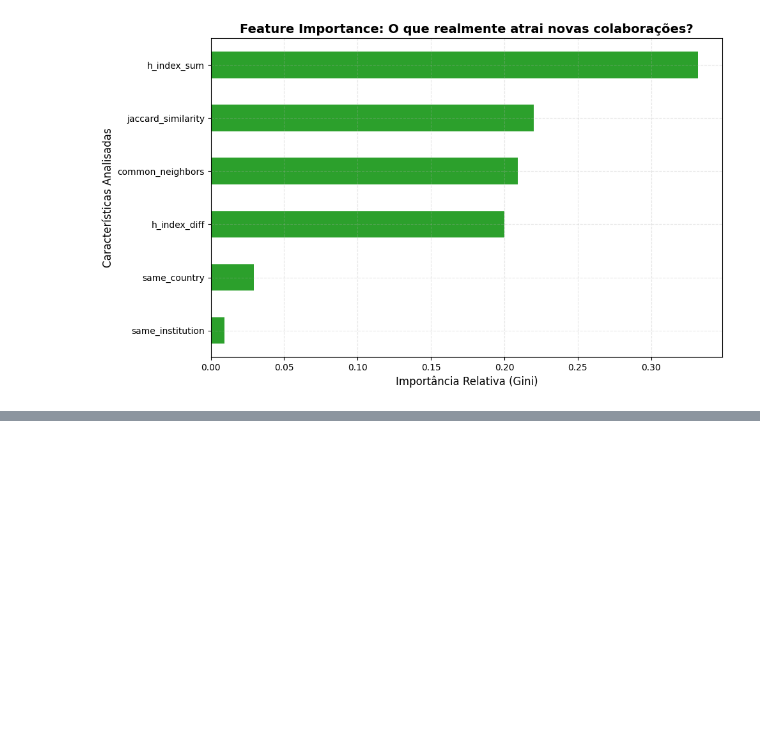
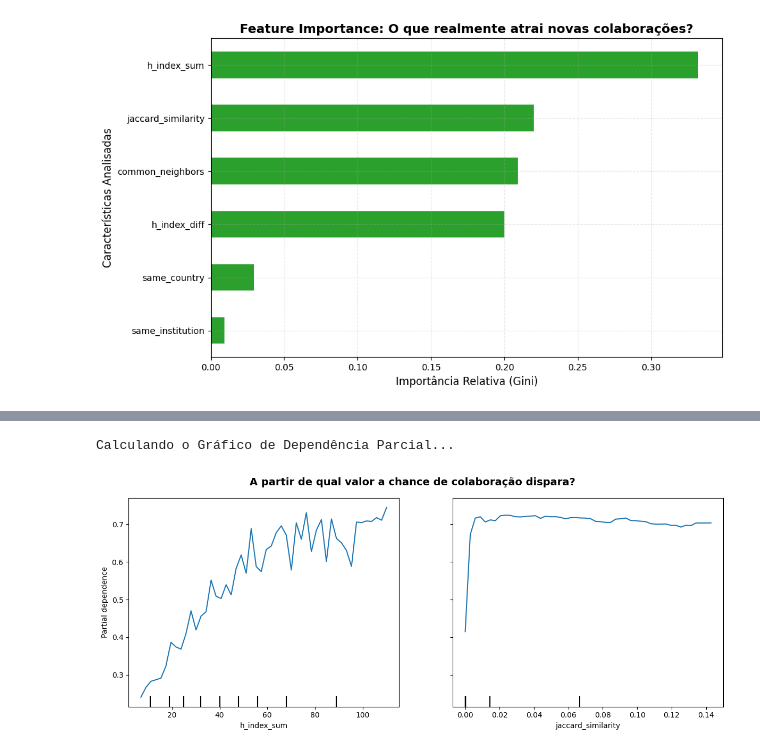
Before and after one commit to BSBContreras/link-prediction, a Jupyter notebook: link_prediction_analyzsis_database_v2.ipynb, the cells around one changed output, grey strips where cells are left out. Cells and saved outputs as stored; diff of their text form; code cells hidden in the pictures; blank space fills up the shorter version.

```diff
--- a/link_prediction_analyzsis_database_v2.ipynb
+++ b/link_prediction_analyzsis_database_v2.ipynb
@@ -303,0 +328,29 @@ Não Colaborou (0)       0.79      0.83      0.81       931
+# %%
+from sklearn.inspection import PartialDependenceDisplay
+
+print("Calculando o Gráfico de Dependência Parcial...")
+
+# Vamos ver o efeito das duas features mais importantes (ajuste os nomes conforme o seu X_train)
+features_para_olhar = ['h_index_sum', 'jaccard_similarity']
+
+# Convert integer columns to float to avoid LossySetitemError with PartialDependenceDisplay
+X_train_float = X_train.copy()
+for col in X_train_float.columns:
+    if X_train_float[col].dtype in ['int64', 'int32', 'int']:
+        X_train_float[col] = X_train_float[col].astype('float64')
+
+fig, ax = plt.subplots(figsize=(12, 5))
+PartialDependenceDisplay.from_estimator(
+    clf,
+    X_train_float,
+    features=features_para_olhar,
+    ax=ax,
+    grid_resolution=50 # Testa 50 limiares diferentes para desenhar a linha
+)
+
+plt.suptitle('A partir de qual valor a chance de colaboração dispara?', fontsize=14, fontweight='bold')
+plt.tight_layout()
+plt.show()
+# %% [output]
+Calculando o Gráfico de Dependência Parcial...
+[figure, added]
```
Also changed, not shown: parts of 2 cells of this notebook, 1 other file.
